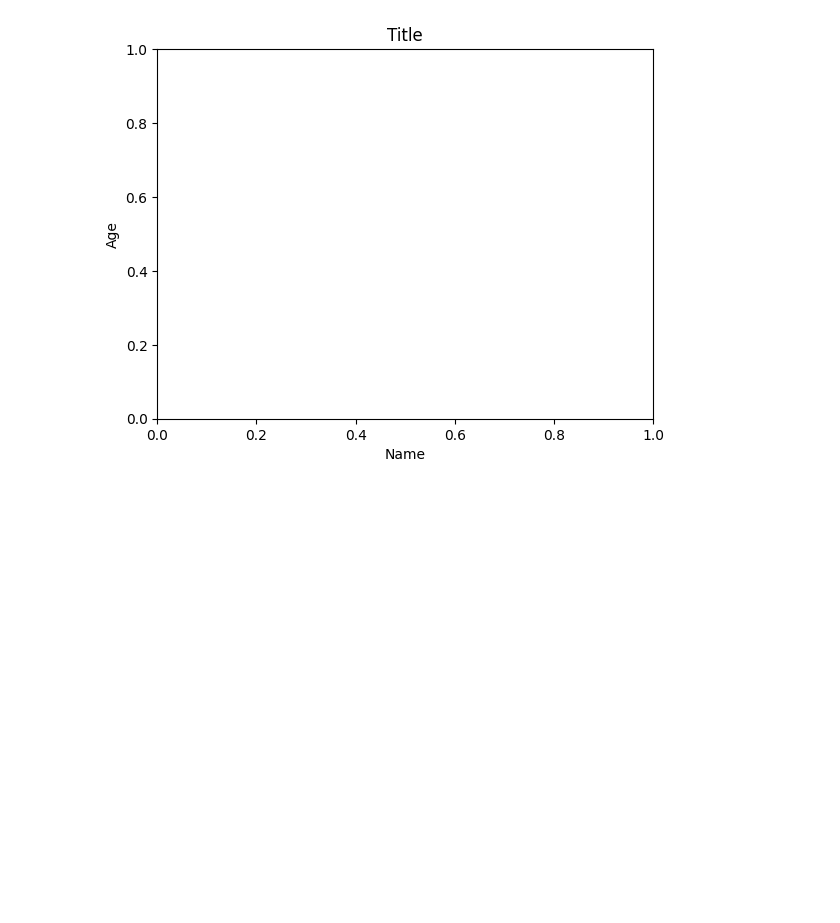
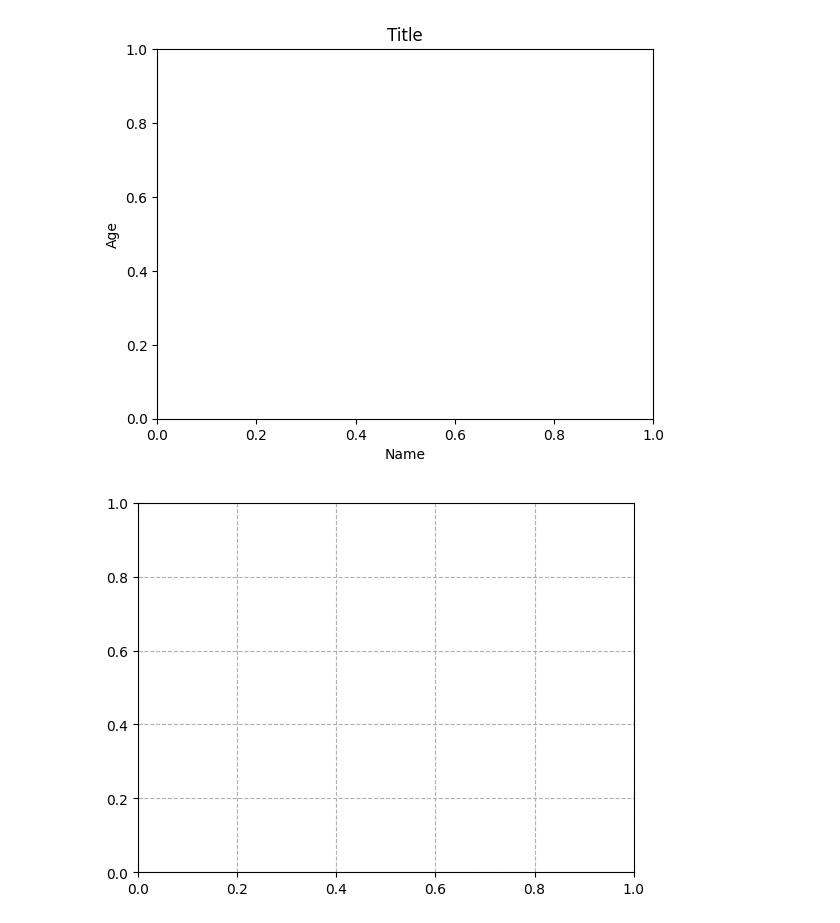
Before and after one commit to umer1730/Programming-for-AI, a Jupyter notebook: data_visualize.ipynb, the cells around one changed output. Drawn from its saved outputs; the diff is of its cells as text; code cells hidden in the pictures; blank space fills up the shorter version.

Commit message:
grid the graph

```diff
--- a/data_visualize.ipynb
+++ b/data_visualize.ipynb
@@ -45,3 +45,7 @@ plt.title("Comparison")
 # %% [output]
 Text(0.5, 1.0, 'Title')
 [figure]
+# %%
+plt.grid(True, linestyle ="--" )
+# %% [output]
+[figure, added]
```
